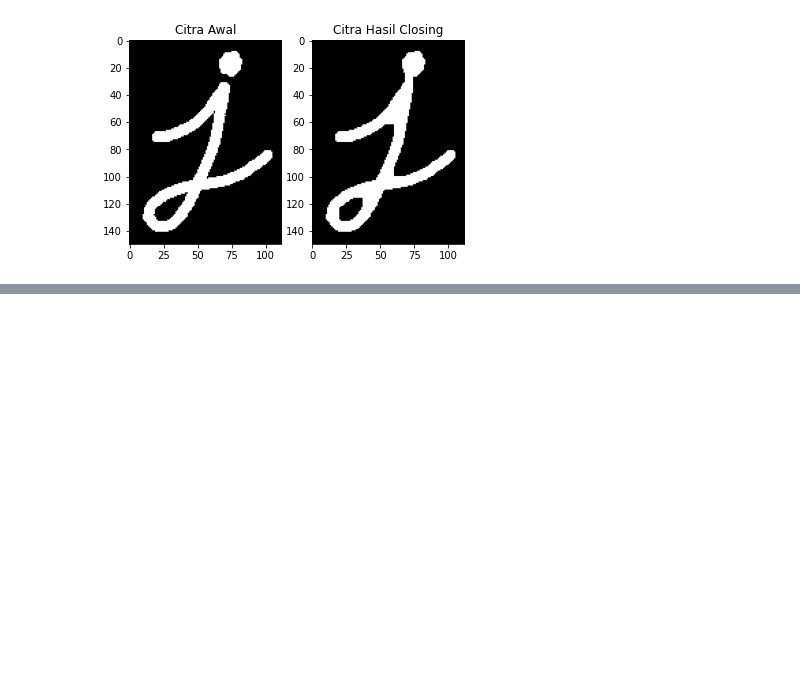
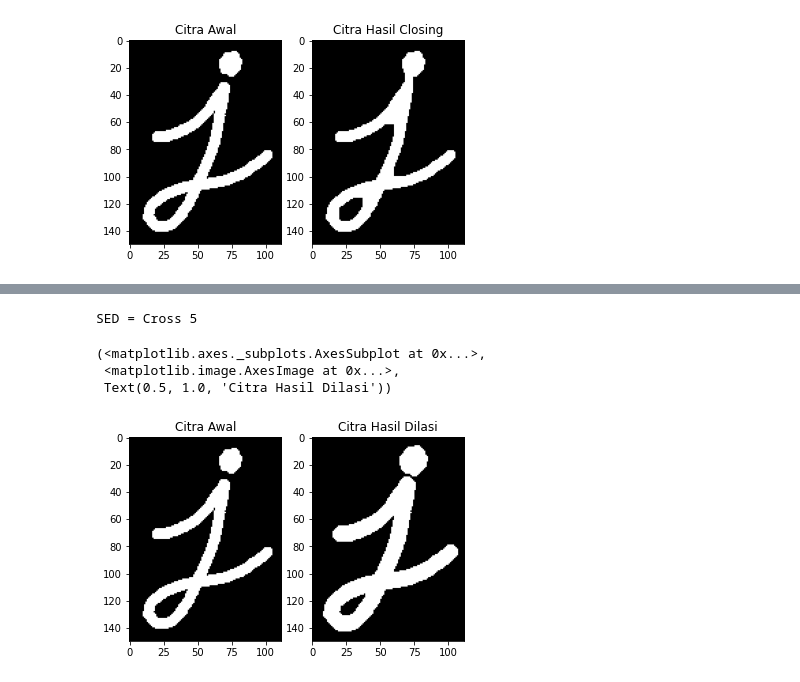
Before and after one commit to dhan-jds/PCVK_Genap_2021, a Jupyter notebook: Week9.ipynb, the cells around one changed output, grey strips where cells are left out. Saved outputs shown, nothing was run; the diff lists cells and outputs as text; code cells hidden in the pictures; blank space fills up the shorter version.

```diff
--- a/Week9.ipynb
+++ b/Week9.ipynb
@@ -122,0 +140,13 @@ plt.subplot(122), plt.imshow(closing), plt.title('Citra Hasil Closing')
+# %%
+img2= cv.imread('/content/drive/MyDrive/pcvk/j.png')
+kernel = cv.getStructuringElement(cv.MORPH_CROSS,(5,5))
+dilation = cv.dilate(img2, kernel, iterations = 1)
+print("SED = Cross 5")
+plt.subplot(121),plt.imshow(img2),plt.title('Citra Awal')
+plt.subplot(122),plt.imshow(dilation),plt.title('Citra Hasil Dilasi')
+# %% [output]
+SED = Cross 5
+(<matplotlib.axes._subplots.AxesSubplot at 0x...>,
+ <matplotlib.image.AxesImage at 0x...>,
+ Text(0.5, 1.0, 'Citra Hasil Dilasi'))
+[figure, added]
```
Also changed, not shown: parts of 18 cells of this notebook.
